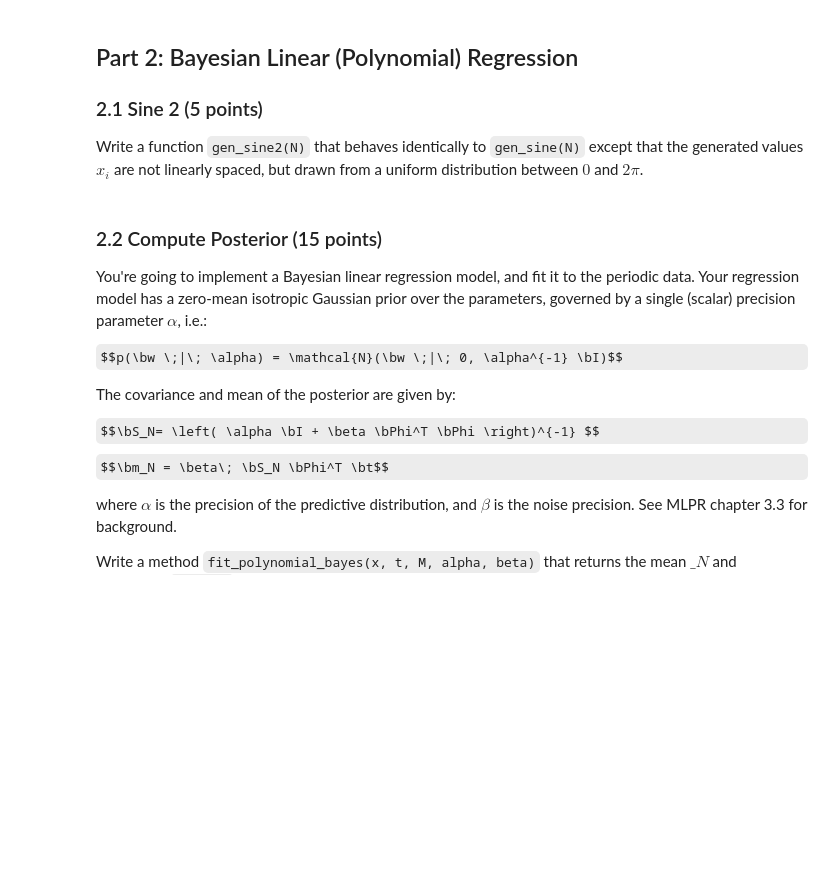
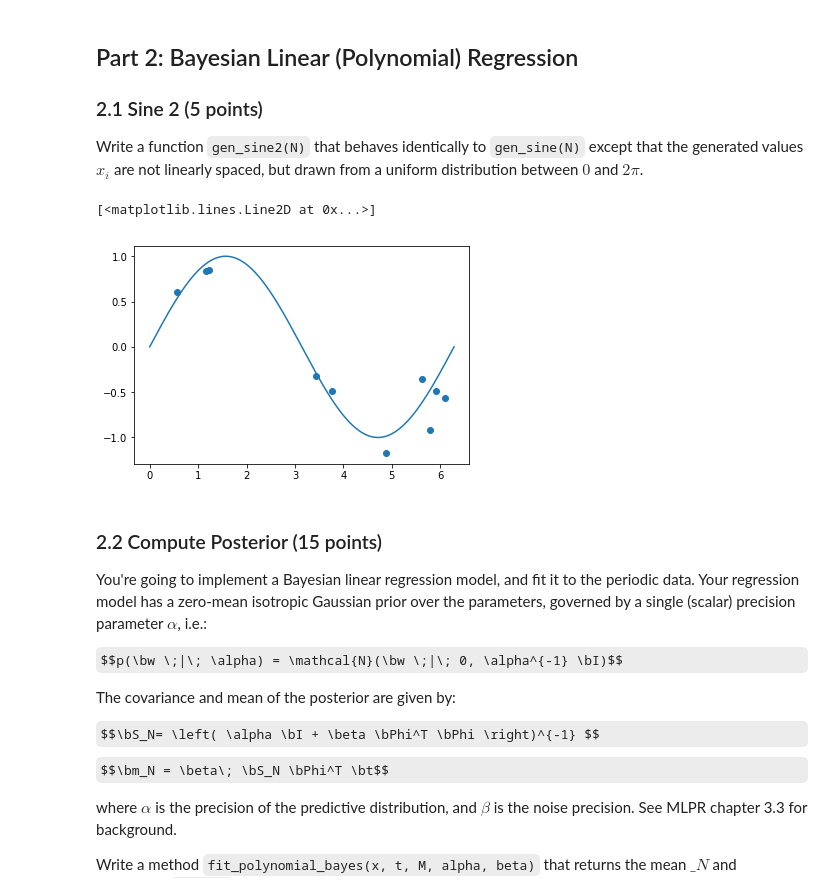
Before and after one commit to sheridavandenbent/ml1_labs, a Jupyter notebook: 10428461_12278327_lab1.ipynb, the cells around one changed output. Drawn from its saved outputs; the diff is of its cells as text; code cells hidden in the pictures; some formulas as TeX source; blank space fills up the shorter version.

```diff
--- a/10428461_12278327_lab1.ipynb
+++ b/10428461_12278327_lab1.ipynb
@@ -391,8 +403,18 @@ Write a function `gen_sine2(N)` that behaves identically to `gen_sine(N)` except
 def gen_sine2(n):
     # YOUR CODE HERE
     x = np.random.uniform(0, 2*np.pi, n)
-    y = np.sin(x) + np.random.normal(0, 0.25, x.shape)
+    t = np.sin(x) + np.random.normal(0, 0.25, x.shape)
     return x, t
+# %%
+N = 10
+x, t = gen_sine2(N)
+x_line = np.linspace(0, 2*np.pi, 1000)
+y_line = np.sin(x_line)
+plt.scatter(x, t)
+plt.plot(x_line, y_line)
+# %% [output]
+[<matplotlib.lines.Line2D at 0x...>]
+[figure, added]
 # %%
 ### Test your function
 np.random.seed(42)
```
Also changed, not shown: parts of 11 cells of this notebook.
